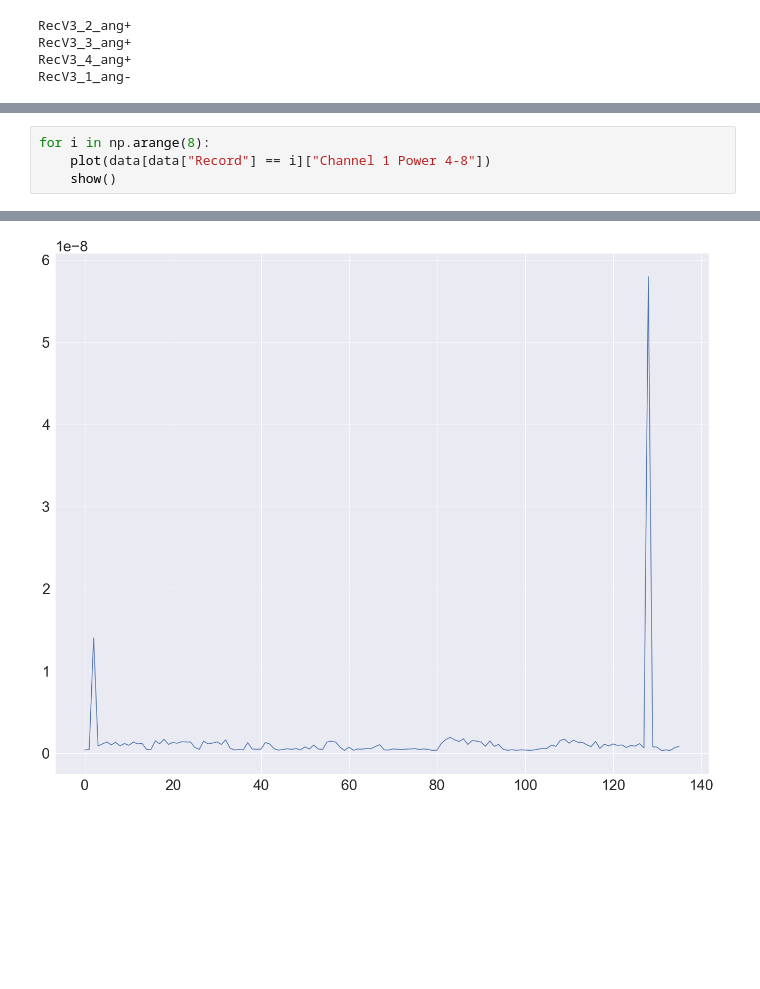
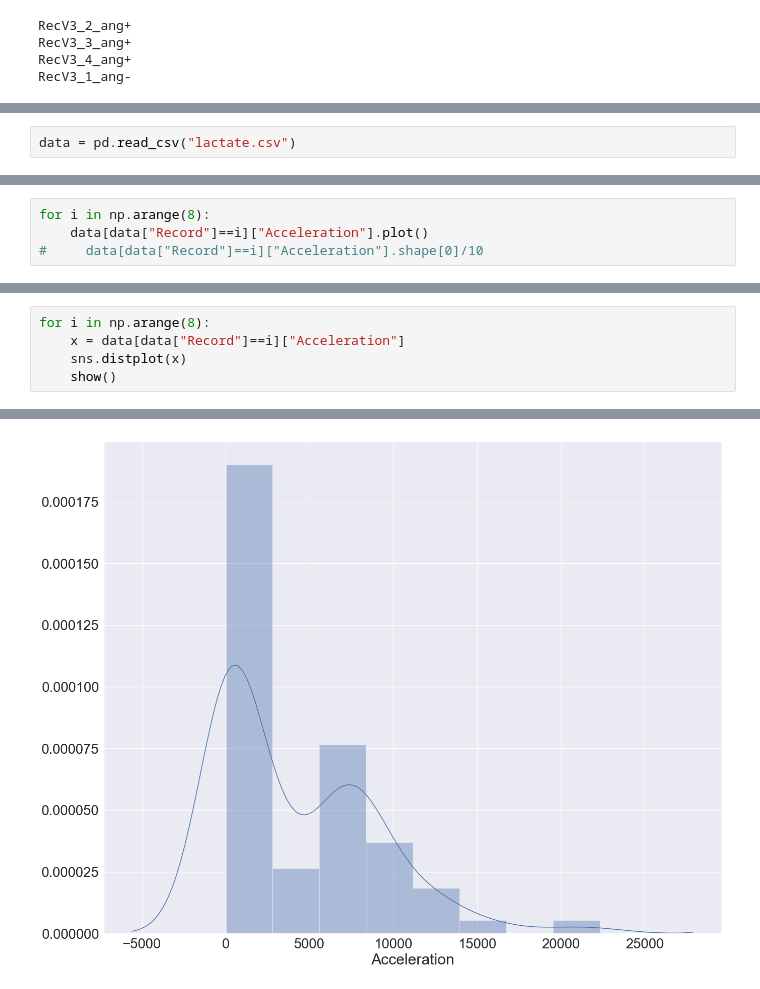
Before and after one commit to BasilMinkov/Jupyter-Notebooks, a Jupyter notebook: neuroscience/Lactate.ipynb, the cells around one changed output, grey strips where cells are left out. Cells and saved outputs as stored; diff of their text form; blank space fills up the shorter version.

```diff
--- a/neuroscience/Lactate.ipynb
+++ b/neuroscience/Lactate.ipynb
@@ -160,0 +178,2 @@ pd.concat([data0, data1]).shape
+# %%
+data = pd.read_csv("lactate.csv")
@@ -160,0 +203,4 @@ pd.concat([data0, data1]).shape
+# %%
+for i in np.arange(8):
+    data[data["Record"]==i]["Acceleration"].plot()
+#     data[data["Record"]==i]["Acceleration"].shape[0]/10
@@ -161,5 +280,6 @@ pd.concat([data0, data1]).shape
 # %%
 for i in np.arange(8):
-    plot(data[data["Record"] == i]["Channel 1 Power 4-8"])
+    x = data[data["Record"]==i]["Acceleration"]
+    sns.distplot(x)
     show()
 # %% [output]
@@ -167 +287 @@ for i in np.arange(8):
-[figure, old version]
+[figure, new version]
```
Also changed, not shown: parts of 16 cells of this notebook, 14 other files.
